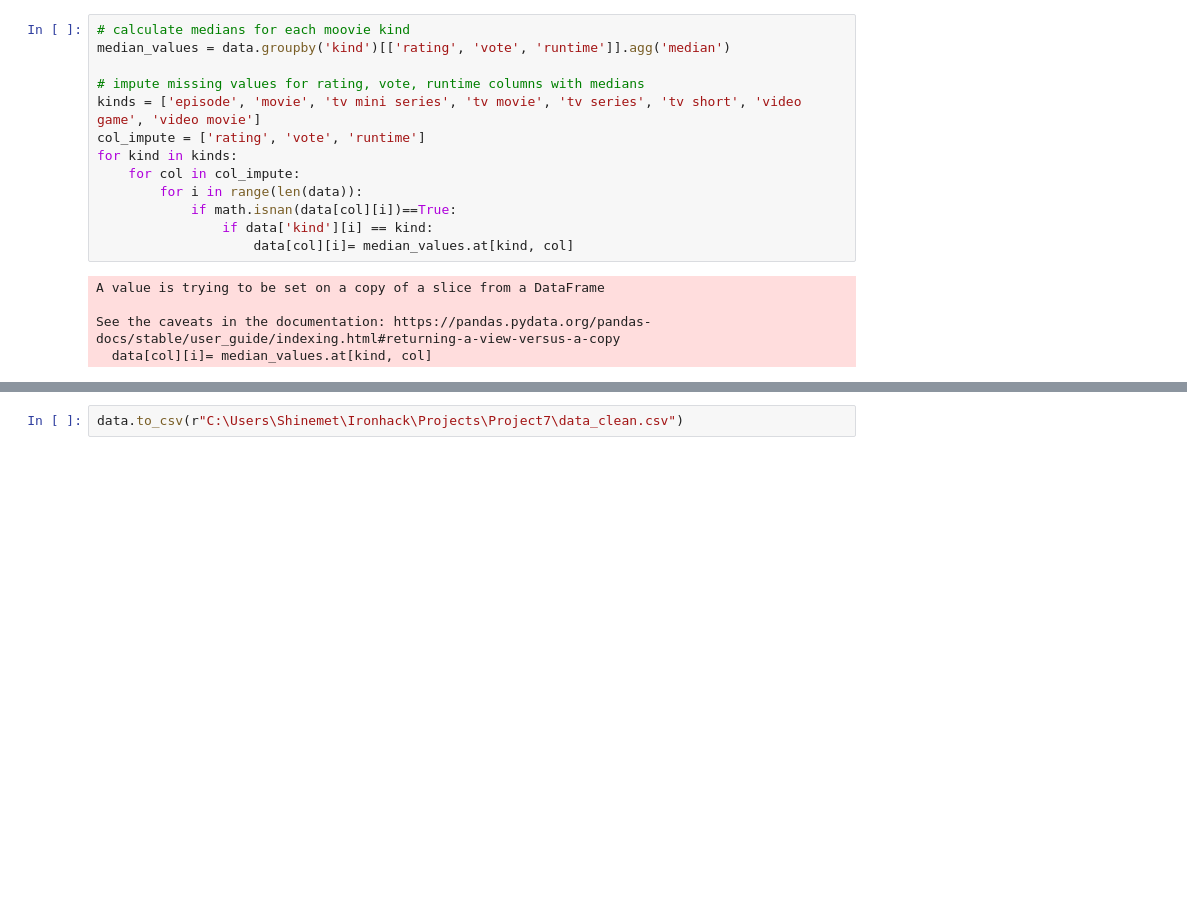
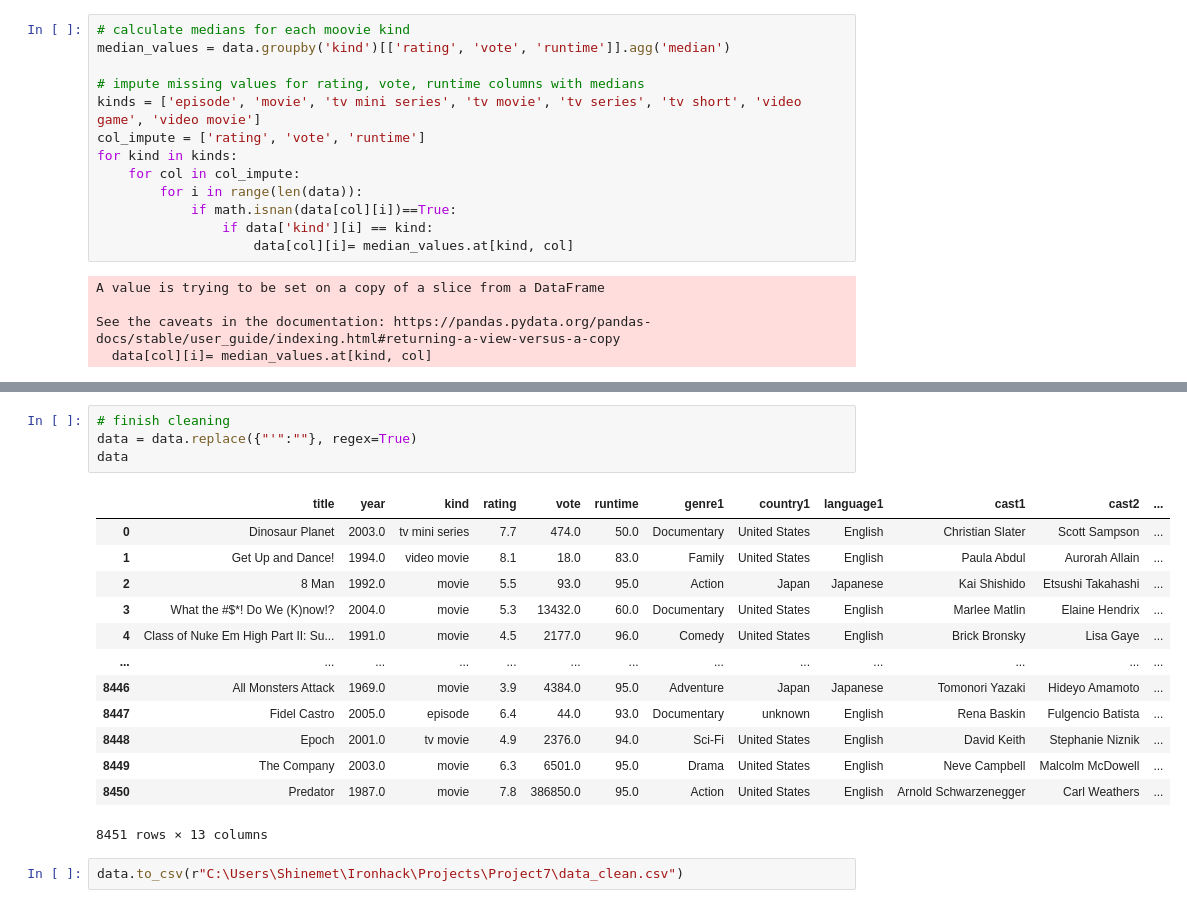
Before and after one commit to shinanna/Netflix_MachineLearning, a Jupyter notebook: Anna_nb.ipynb, the cells around one changed output, grey strips where cells are left out. Cells and saved outputs as stored; diff of their text form; blank space fills up the shorter version.

Commit message:
Clean dataset

```diff
--- a/Anna_nb.ipynb
+++ b/Anna_nb.ipynb
@@ -266,3 +255,21 @@ writer1       0
 dtype: int64
+# %%
+# finish cleaning
+data = data.replace({"'":""}, regex=True)
+data
+# %% [output]
+|  | title | year | kind | rating | vote | runtime | genre1 | country1 | language1 | cast1 | cast2 | ... |
+| 0 | Dinosaur Planet | 2003.0 | tv mini series | 7.7 | 474.0 | 50.0 | Documentary | United States | English | Christian Slater | Scott Sampson | ... |
+| 1 | Get Up and Dance! | 1994.0 | video movie | 8.1 | 18.0 | 83.0 | Family | United States | English | Paula Abdul | Aurorah Allain | ... |
+| 2 | 8 Man | 1992.0 | movie | 5.5 | 93.0 | 95.0 | Action | Japan | Japanese | Kai Shishido | Etsushi Takahashi | ... |
+| 3 | What the #$*! Do We (K)now!? | 2004.0 | movie | 5.3 | 13432.0 | 60.0 | Documentary | United States | English | Marlee Matlin | Elaine Hendrix | ... |
+| 4 | Class of Nuke Em High Part II: Su... | 1991.0 | movie | 4.5 | 2177.0 | 96.0 | Comedy | United States | English | Brick Bronsky | Lisa Gaye | ... |
+| ... | ... | ... | ... | ... | ... | ... | ... | ... | ... | ... | ... | ... |
+| 8446 | All Monsters Attack | 1969.0 | movie | 3.9 | 4384.0 | 95.0 | Adventure | Japan | Japanese | Tomonori Yazaki | Hideyo Amamoto | ... |
+| 8447 | Fidel Castro | 2005.0 | episode | 6.4 | 44.0 | 93.0 | Documentary | unknown | English | Rena Baskin | Fulgencio Batista | ... |
+| 8448 | Epoch | 2001.0 | tv movie | 4.9 | 2376.0 | 94.0 | Sci-Fi | United States | English | David Keith | Stephanie Niznik | ... |
+| 8449 | The Company | 2003.0 | movie | 6.3 | 6501.0 | 95.0 | Drama | United States | English | Neve Campbell | Malcolm McDowell | ... |
+| 8450 | Predator | 1987.0 | movie | 7.8 | 386850.0 | 95.0 | Action | United States | English | Arnold Schwarzenegger | Carl Weathers | ... |
+8451 rows × 13 columns
 # %%
 data.to_csv(r"C:\Users\Shinemet\Ironhack\Projects\Project7\data_clean.csv")
```
Also changed, not shown: parts of 7 cells of this notebook, 1 other file.
